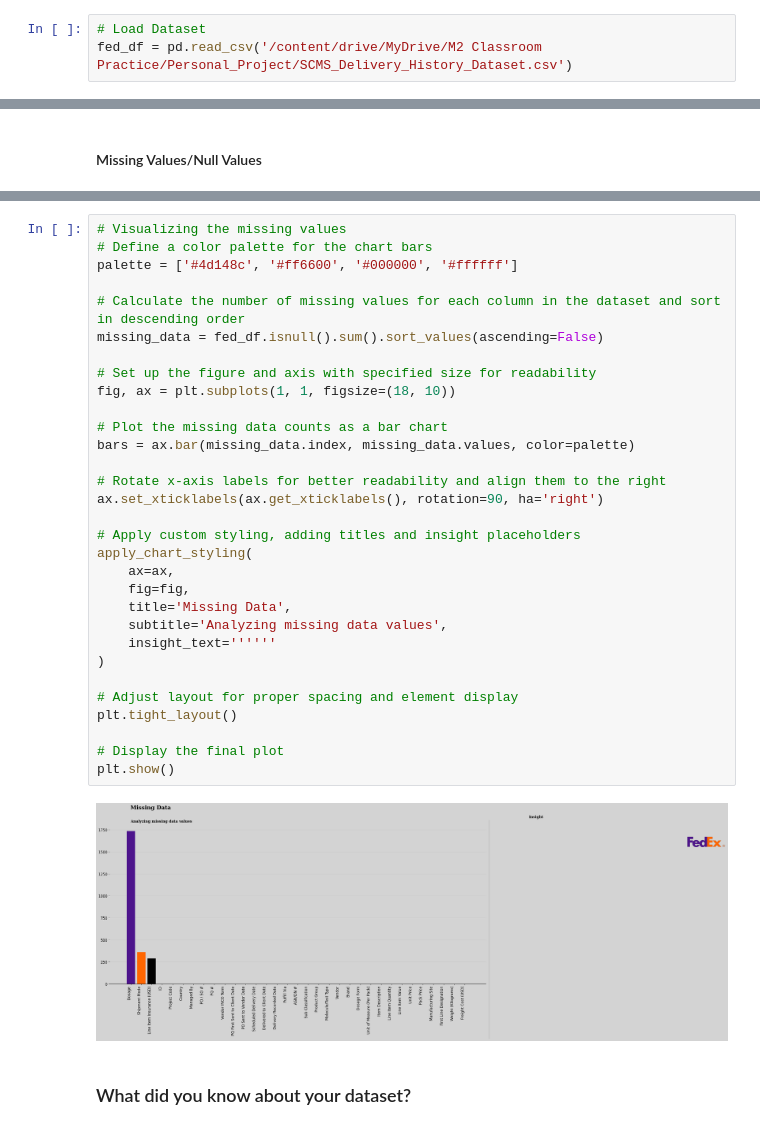
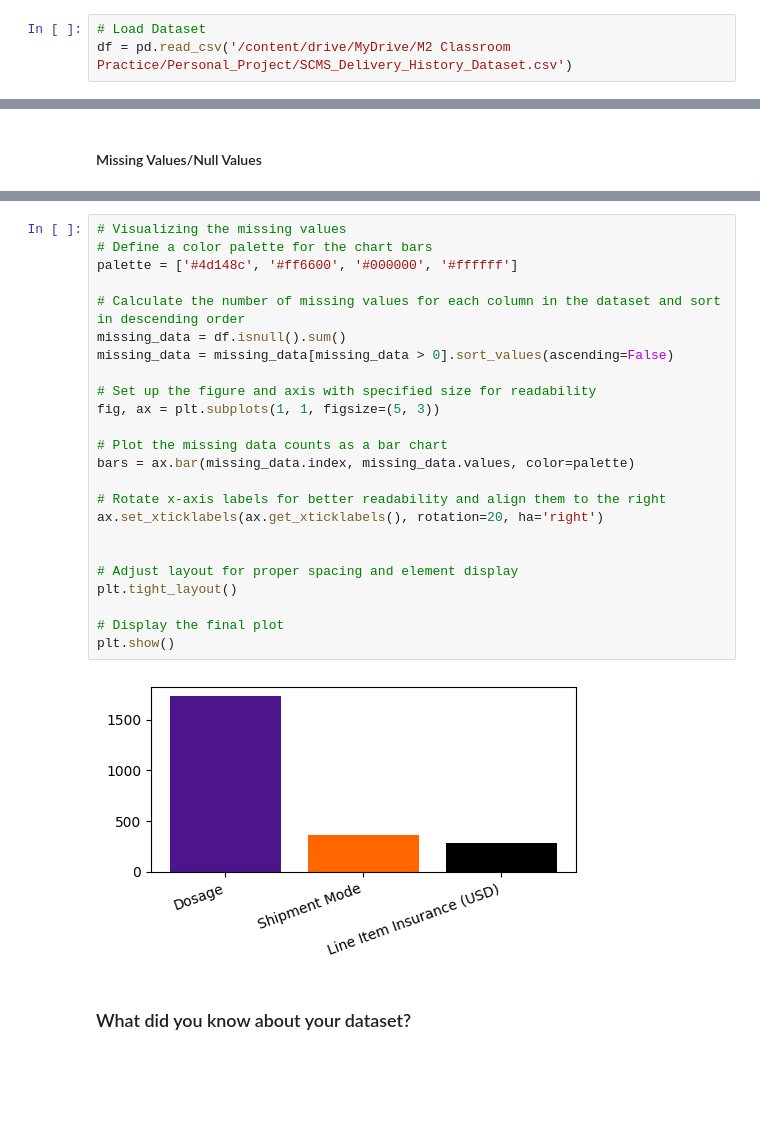
Before and after one commit to S-Narasimman/FedEx-Logistics-Performance-Analysis, a Jupyter notebook: FedEx_Logistics_Performance_Analysis.ipynb, the cells around one changed output, grey strips where cells are left out. Cells and saved outputs as stored; diff of their text form; blank space fills up the shorter version.

```diff
--- a/FedEx_Logistics_Performance_Analysis.ipynb
+++ b/FedEx_Logistics_Performance_Analysis.ipynb
@@ -134,7 +108,7 @@ drive.mount('/content/drive')
 Mounted at /content/drive
 # %%
 # Load Dataset
-fed_df = pd.read_csv('/content/drive/MyDrive/M2 Classroom Practice/Personal_Project/SCMS_Delivery_History_Dataset.csv')
+df = pd.read_csv('/content/drive/MyDrive/M2 Classroom Practice/Personal_Project/SCMS_Delivery_History_Dataset.csv')
 # %% [markdown]
 ### Dataset First View
 # %%
@@ -245,36 +185,29 @@ def apply_chart_styling(ax, fig, title, subtitle, insight_text, logo_path='/cont
 # %%
 # Visualizing the missing values
 # Define a color palette for the chart bars
 palette = ['#4d148c', '#ff6600', '#000000', '#ffffff']
 
 # Calculate the number of missing values for each column in the dataset and sort in descending order
-missing_data = fed_df.isnull().sum().sort_values(ascending=False)
+missing_data = df.isnull().sum()
+missing_data = missing_data[missing_data > 0].sort_values(ascending=False)
 
 # Set up the figure and axis with specified size for readability
-fig, ax = plt.subplots(1, 1, figsize=(18, 10))
+fig, ax = plt.subplots(1, 1, figsize=(5, 3))
 
 # Plot the missing data counts as a bar chart
 bars = ax.bar(missing_data.index, missing_data.values, color=palette)
 
 # Rotate x-axis labels for better readability and align them to the right
-ax.set_xticklabels(ax.get_xticklabels(), rotation=90, ha='right')
+ax.set_xticklabels(ax.get_xticklabels(), rotation=20, ha='right')
 
-# Apply custom styling, adding titles and insight placeholders
-apply_chart_styling(
-    ax=ax,
-    fig=fig,
-    title='Missing Data',
-    subtitle='Analyzing missing data values',
-    insight_text=''''''
-)
 
 # Adjust layout for proper spacing and element display
 plt.tight_layout()
 
 # Display the final plot
 plt.show()
 # %% [output]
-[figure, old version]
+[figure, new version]
 # %% [markdown]
 ### What did you know about your dataset?
 # %% [markdown]
```
Also changed, not shown: parts of 30 cells of this notebook.
